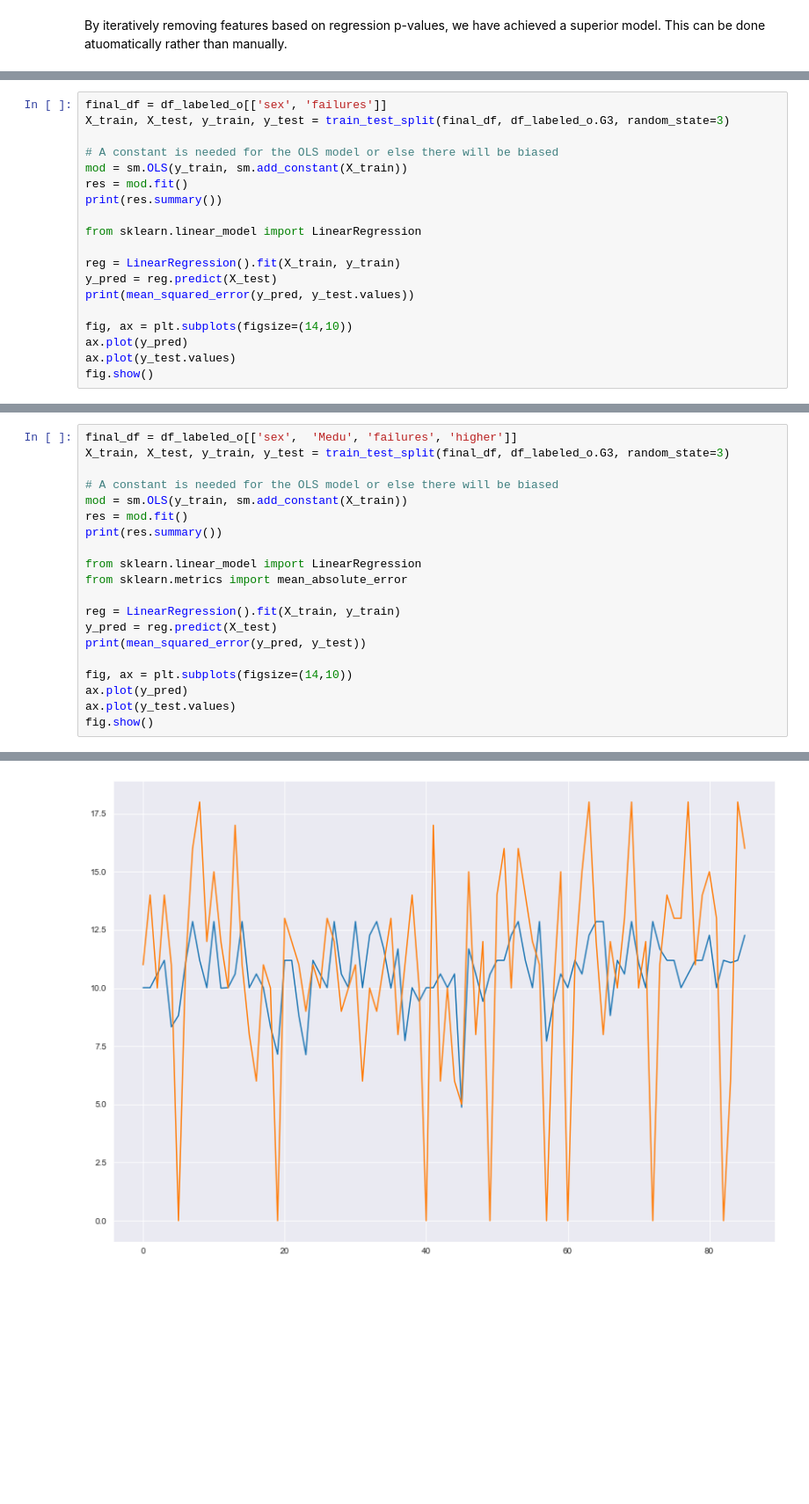
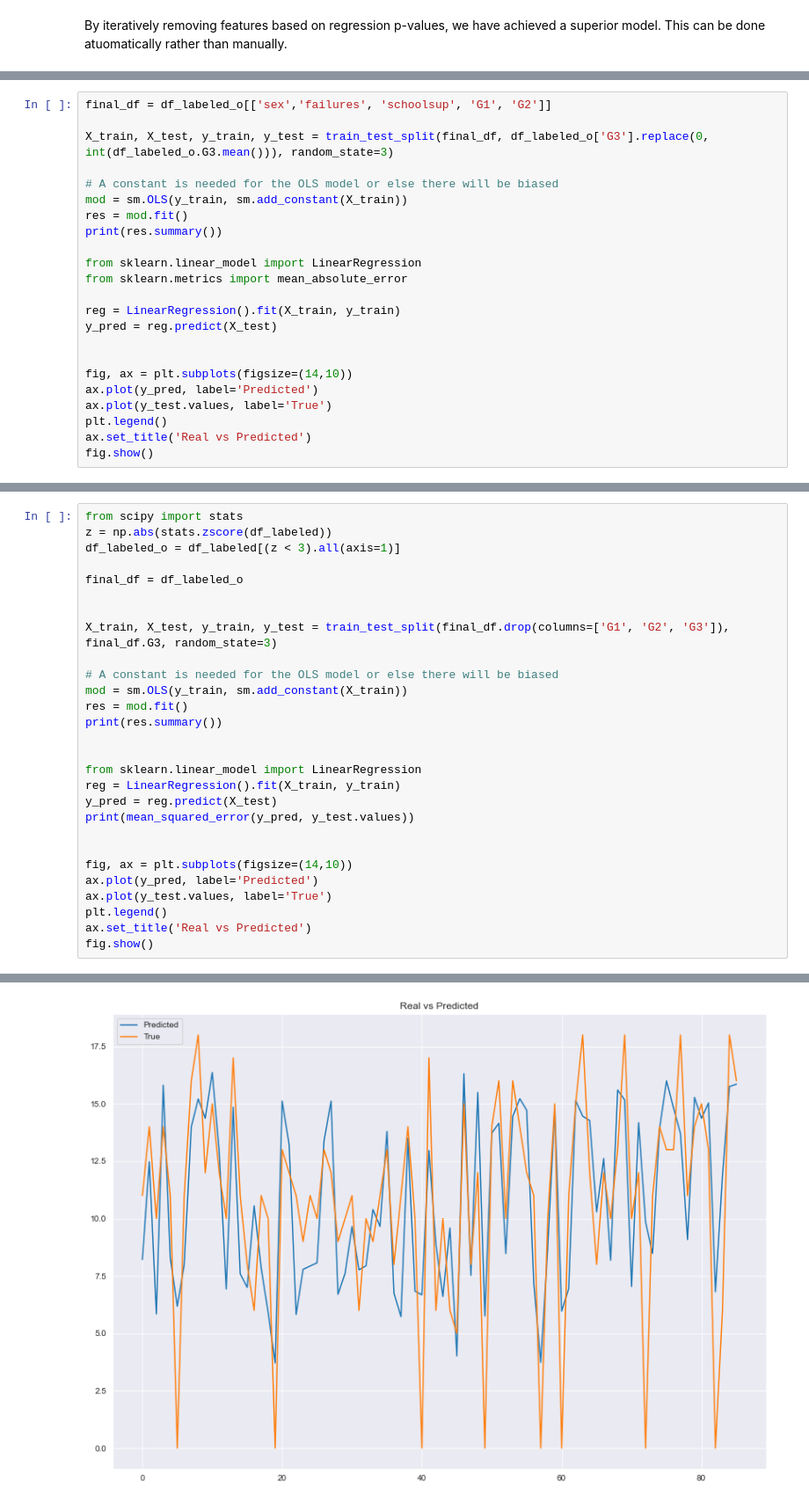
Before and after one commit to CamLadd/math_student_regression, a Jupyter notebook: math_grade_regression.ipynb, the cells around one changed output, grey strips where cells are left out. Shown at 88% size. Saved outputs shown, nothing was run; the diff lists cells and outputs as text; blank space fills up the shorter version.

```diff
--- a/math_grade_regression.ipynb
+++ b/math_grade_regression.ipynb
@@ -281,6 +281,7 @@ display(features_2)
 # %%
-final_df = df_labeled_o[['sex', 'failures']]
-X_train, X_test, y_train, y_test = train_test_split(final_df, df_labeled_o.G3, random_state=3)
+final_df = df_labeled_o[['sex','failures', 'schoolsup', 'G1', 'G2']]
+
+X_train, X_test, y_train, y_test = train_test_split(final_df, df_labeled_o['G3'].replace(0, int(df_labeled_o.G3.mean())), random_state=3)
 
 # A constant is needed for the OLS model or else there will be biased
 mod = sm.OLS(y_train, sm.add_constant(X_train))
@@ -288,14 +289,17 @@ res = mod.fit()
 print(res.summary())
 
 from sklearn.linear_model import LinearRegression
+from sklearn.metrics import mean_absolute_error
 
 reg = LinearRegression().fit(X_train, y_train)
 y_pred = reg.predict(X_test)
-print(mean_squared_error(y_pred, y_test.values))
+
 
 fig, ax = plt.subplots(figsize=(14,10))
-ax.plot(y_pred)
-ax.plot(y_test.values)
+ax.plot(y_pred, label='Predicted')
+ax.plot(y_test.values, label='True')
+plt.legend()
+ax.set_title('Real vs Predicted')
 fig.show()
 # %% [output]
                             OLS Regression Results
@@ -336,22 +325,30 @@ display(features_5)
 # %%
-final_df = df_labeled_o[['sex',  'Medu', 'failures', 'higher']]
-X_train, X_test, y_train, y_test = train_test_split(final_df, df_labeled_o.G3, random_state=3)
+from scipy import stats
+z = np.abs(stats.zscore(df_labeled))
+df_labeled_o = df_labeled[(z < 3).all(axis=1)]
+
+final_df = df_labeled_o
+
+
+X_train, X_test, y_train, y_test = train_test_split(final_df.drop(columns=['G1', 'G2', 'G3']), final_df.G3, random_state=3)
 
 # A constant is needed for the OLS model or else there will be biased
 mod = sm.OLS(y_train, sm.add_constant(X_train))
 res = mod.fit()
 print(res.summary())
 
+
 from sklearn.linear_model import LinearRegression
-from sklearn.metrics import mean_absolute_error
-
 reg = LinearRegression().fit(X_train, y_train)
 y_pred = reg.predict(X_test)
-print(mean_squared_error(y_pred, y_test))
+print(mean_squared_error(y_pred, y_test.values))
+
 
 fig, ax = plt.subplots(figsize=(14,10))
-ax.plot(y_pred)
-ax.plot(y_test.values)
+ax.plot(y_pred, label='Predicted')
+ax.plot(y_test.values, label='True')
+plt.legend()
+ax.set_title('Real vs Predicted')
 fig.show()
 # %% [output]
                             OLS Regression Results
@@ -374 +371 @@ Notes:
-[figure, old version]
+[figure, new version]
```
Also changed, not shown: parts of 12 cells of this notebook.
